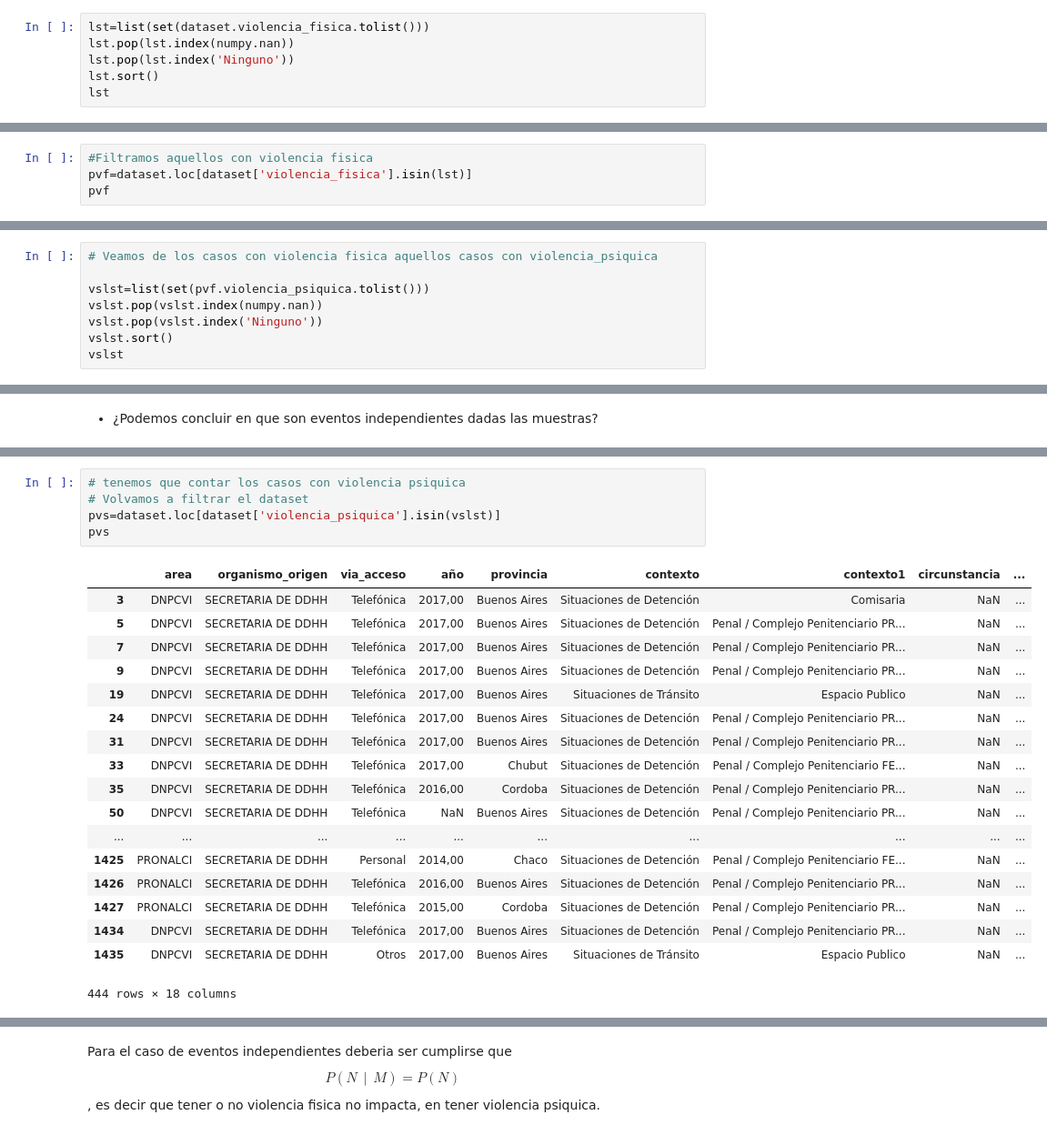
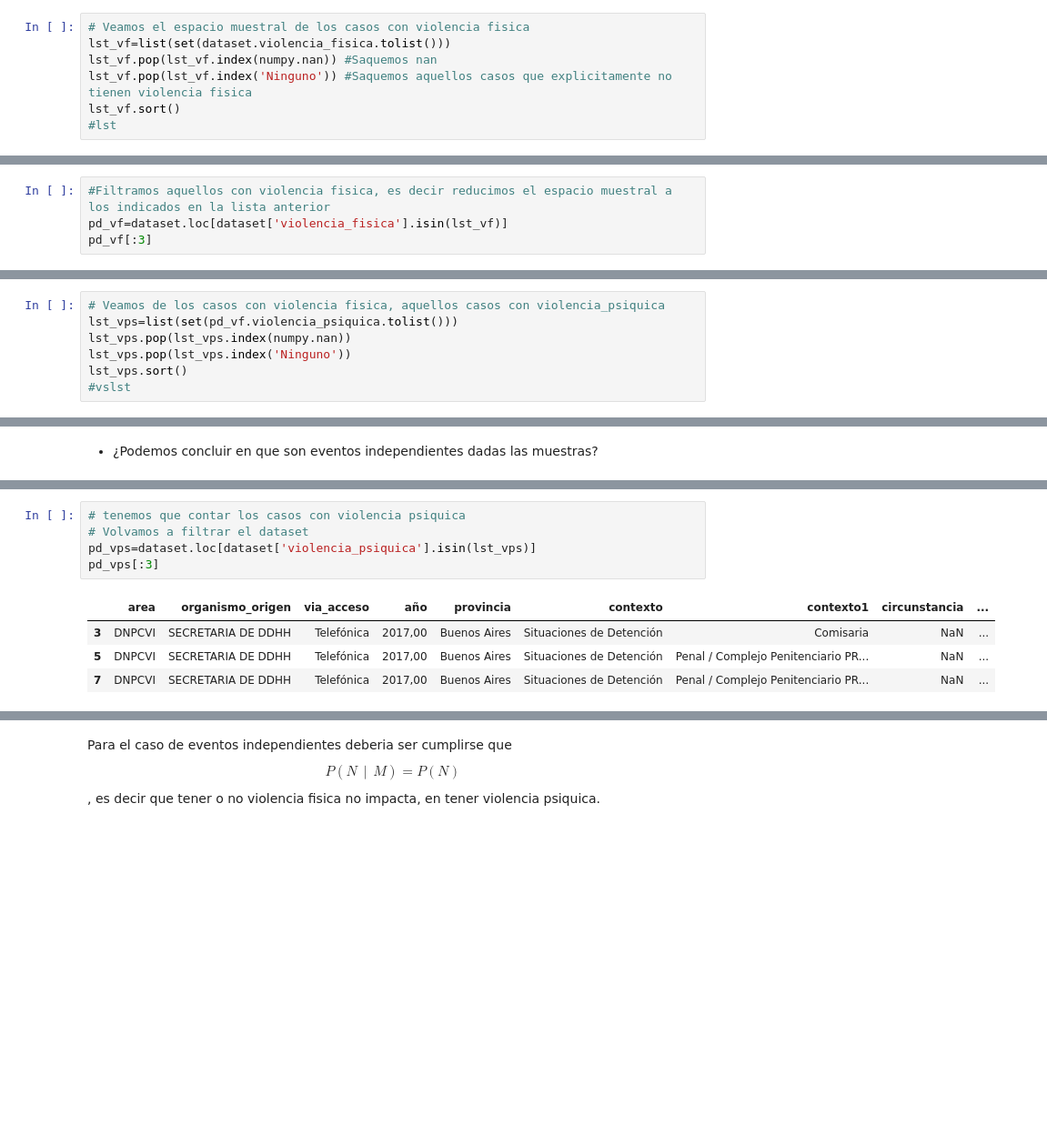
Before and after one commit to felixlapalma/diplodatos-ayv, a Jupyter notebook: ayv_2018/Tarea integradora - parte 1.ipynb, the cells around one changed output, grey strips where cells are left out. Shown at 91% size. Saved outputs shown, nothing was run; the diff lists cells and outputs as text; blank space fills up the shorter version.

```diff
--- a/ayv_2018/Tarea integradora - parte 1.ipynb
+++ b/ayv_2018/Tarea integradora - parte 1.ipynb
@@ -477,8 +491,9 @@ $$P(N~~|~~M)$$
 # %% [markdown]
 ### Sol Ejercicio 5
 # %%
-lst=list(set(dataset.violencia_fisica.tolist()))
-lst.pop(lst.index(numpy.nan))
-lst.pop(lst.index('Ninguno'))
-lst.sort()
-lst
+# Veamos el espacio muestral de los casos con violencia fisica
+lst_vf=list(set(dataset.violencia_fisica.tolist()))
+lst_vf.pop(lst_vf.index(numpy.nan)) #Saquemos nan
+lst_vf.pop(lst_vf.index('Ninguno')) #Saquemos aquellos casos que explicitamente no tienen violencia fisica
+lst_vf.sort()
+#lst
@@ -503,7 +500,7 @@ lst
 # %%
-#Filtramos aquellos con violencia fisica
-pvf=dataset.loc[dataset['violencia_fisica'].isin(lst)]
-pvf
+#Filtramos aquellos con violencia fisica, es decir reducimos el espacio muestral a los indicados en la lista anterior
+pd_vf=dataset.loc[dataset['violencia_fisica'].isin(lst_vf)]
+pd_vf[:3]
 # %% [output]
 |  | area | organismo_origen | via_acceso | año | provincia | contexto | contexto1 | circunstancia | ... |
 | 4 | DNPCVI | SECRETARIA DE DDHH | Telefónica | 2017,00 | Buenos Aires | Situaciones de Detención | Penal / Complejo Penitenciario PR... | NaN | ... |
@@ -526,8 +509,7 @@ pvf
 # %%
-# Veamos de los casos con violencia fisica aquellos casos con violencia_psiquica
-
-vslst=list(set(pvf.violencia_psiquica.tolist()))
-vslst.pop(vslst.index(numpy.nan))
-vslst.pop(vslst.index('Ninguno'))
-vslst.sort()
-vslst
+# Veamos de los casos con violencia fisica, aquellos casos con violencia_psiquica
+lst_vps=list(set(pd_vf.violencia_psiquica.tolist()))
+lst_vps.pop(lst_vps.index(numpy.nan))
+lst_vps.pop(lst_vps.index('Ninguno'))
+lst_vps.sort()
+#vslst
@@ -600,26 +554,12 @@ Cantidad de eventos violencia fisica: 585.0
 # %%
 # tenemos que contar los casos con violencia psiquica
 # Volvamos a filtrar el dataset
-pvs=dataset.loc[dataset['violencia_psiquica'].isin(vslst)]
-pvs
+pd_vps=dataset.loc[dataset['violencia_psiquica'].isin(lst_vps)]
+pd_vps[:3]
 # %% [output]
 |  | area | organismo_origen | via_acceso | año | provincia | contexto | contexto1 | circunstancia | ... |
 | 3 | DNPCVI | SECRETARIA DE DDHH | Telefónica | 2017,00 | Buenos Aires | Situaciones de Detención | Comisaria | NaN | ... |
 | 5 | DNPCVI | SECRETARIA DE DDHH | Telefónica | 2017,00 | Buenos Aires | Situaciones de Detención | Penal / Complejo Penitenciario PR... | NaN | ... |
 | 7 | DNPCVI | SECRETARIA DE DDHH | Telefónica | 2017,00 | Buenos Aires | Situaciones de Detención | Penal / Complejo Penitenciario PR... | NaN | ... |
-| 9 | DNPCVI | SECRETARIA DE DDHH | Telefónica | 2017,00 | Buenos Aires | Situaciones de Detención | Penal / Complejo Penitenciario PR... | NaN | ... |
-| 19 | DNPCVI | SECRETARIA DE DDHH | Telefónica | 2017,00 | Buenos Aires | Situaciones de Tránsito | Espacio Publico | NaN | ... |
-| 24 | DNPCVI | SECRETARIA DE DDHH | Telefónica | 2017,00 | Buenos Aires | Situaciones de Detención | Penal / Complejo Penitenciario PR... | NaN | ... |
-| 31 | DNPCVI | SECRETARIA DE DDHH | Telefónica | 2017,00 | Buenos Aires | Situaciones de Detención | Penal / Complejo Penitenciario PR... | NaN | ... |
-| 33 | DNPCVI | SECRETARIA DE DDHH | Telefónica | 2017,00 | Chubut | Situaciones de Detención | Penal / Complejo Penitenciario FE... | NaN | ... |
-| 35 | DNPCVI | SECRETARIA DE DDHH | Telefónica | 2016,00 | Cordoba | Situaciones de Detención | Penal / Complejo Penitenciario PR... | NaN | ... |
-| 50 | DNPCVI | SECRETARIA DE DDHH | Telefónica | NaN | Buenos Aires | Situaciones de Detención | Penal / Complejo Penitenciario PR... | NaN | ... |
-| ... | ... | ... | ... | ... | ... | ... | ... | ... | ... |
-| 1425 | PRONALCI | SECRETARIA DE DDHH | Personal | 2014,00 | Chaco | Situaciones de Detención | Penal / Complejo Penitenciario FE... | NaN | ... |
-| 1426 | PRONALCI | SECRETARIA DE DDHH | Telefónica | 2016,00 | Buenos Aires | Situaciones de Detención | Penal / Complejo Penitenciario PR... | NaN | ... |
-| 1427 | PRONALCI | SECRETARIA DE DDHH | Telefónica | 2015,00 | Cordoba | Situaciones de Detención | Penal / Complejo Penitenciario PR... | NaN | ... |
-| 1434 | DNPCVI | SECRETARIA DE DDHH | Telefónica | 2017,00 | Buenos Aires | Situaciones de Detención | Penal / Complejo Penitenciario PR... | NaN | ... |
-| 1435 | DNPCVI | SECRETARIA DE DDHH | Otros | 2017,00 | Buenos Aires | Situaciones de Tránsito | Espacio Publico | NaN | ... |
-444 rows × 18 columns
 # %%
 # La cantidad de eventos con violencia psiquica
```
Also changed, not shown: parts of 29 cells of this notebook.
